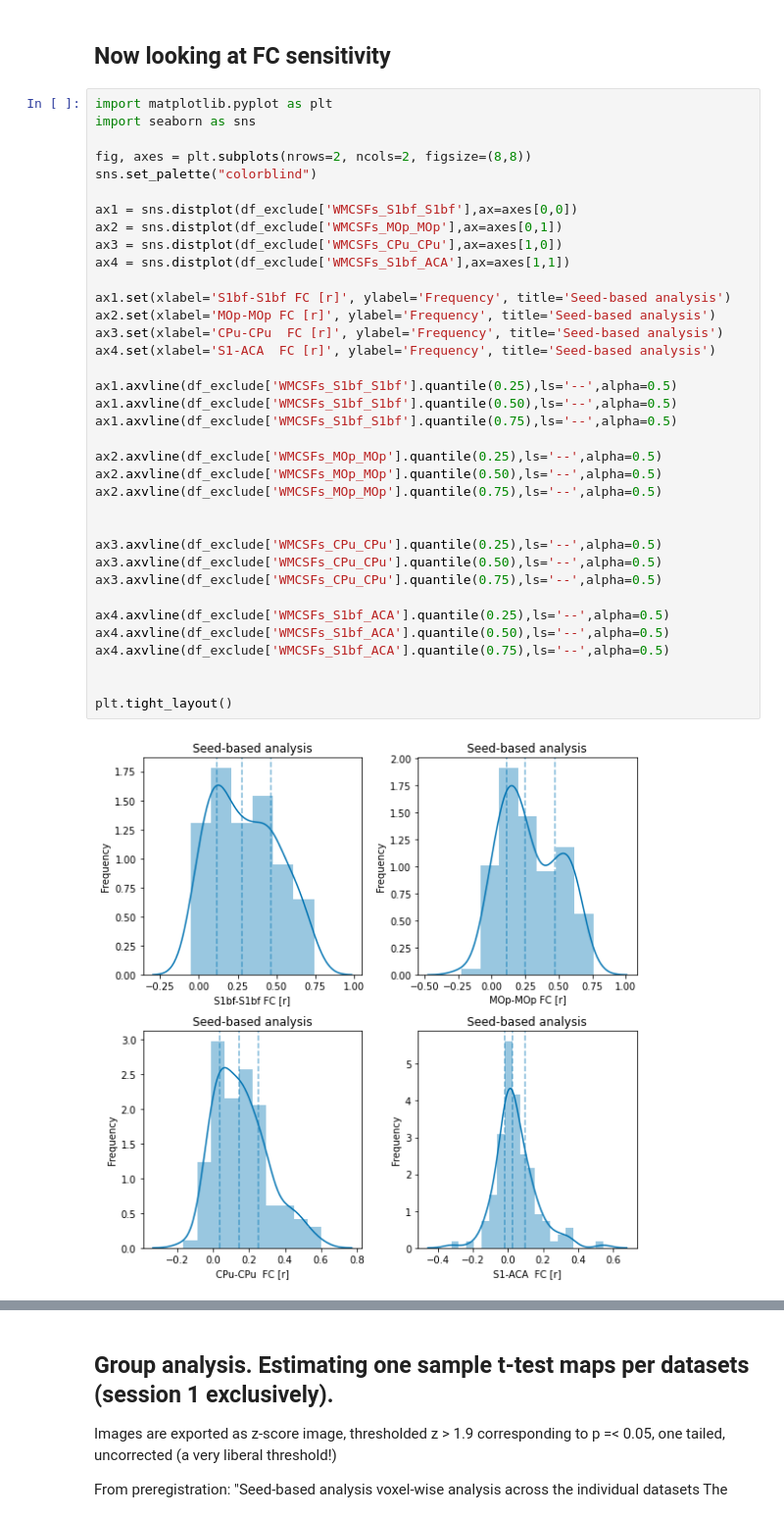
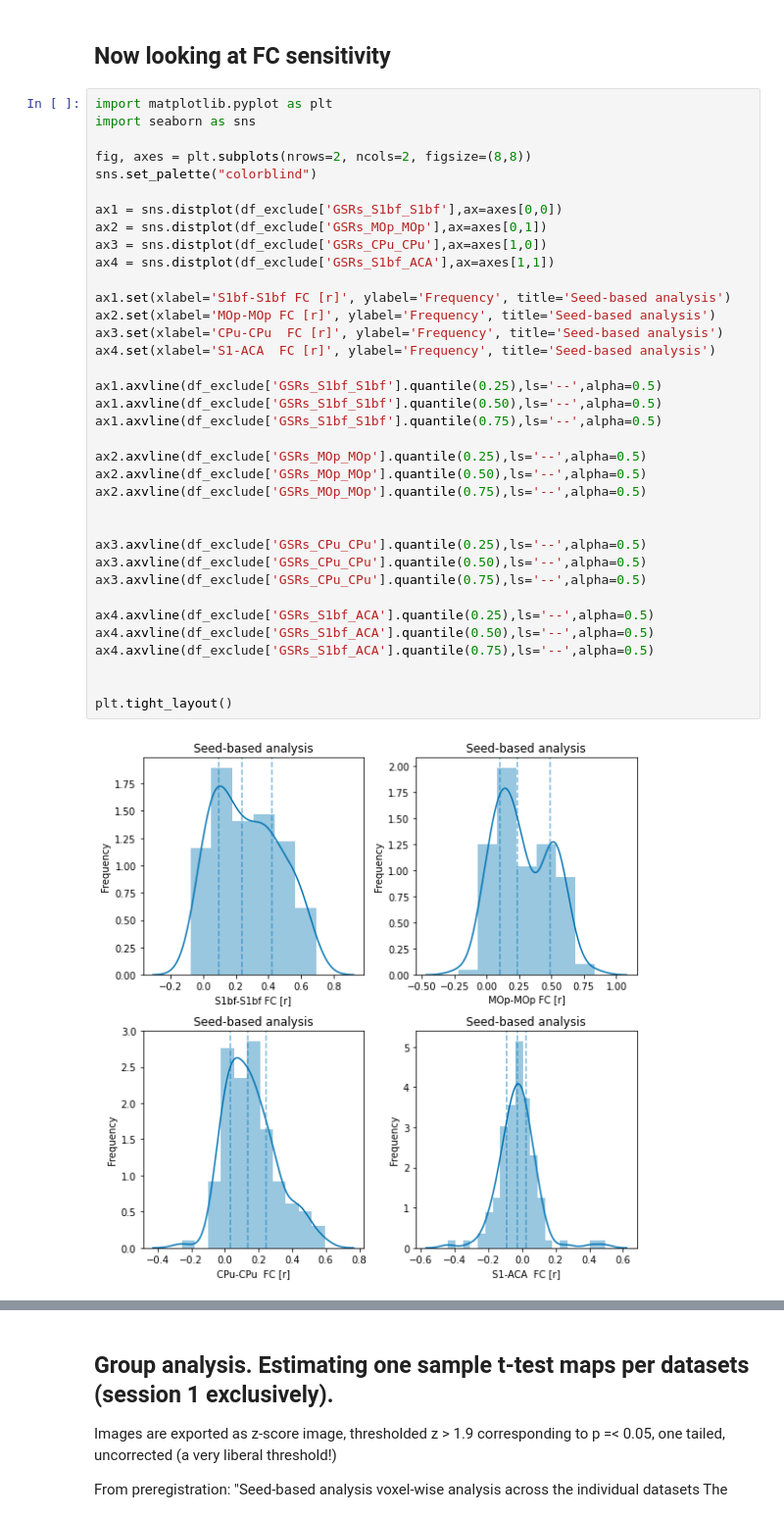
Before and after one commit to grandjeanlab/MultiRat, a Jupyter notebook: scripts/proj_analysis_sba_std.ipynb, the cells around one changed output, grey strips where cells are left out. Shown at 98% size. Drawn from its saved outputs; the diff is of its cells as text.

```diff
--- a/scripts/proj_analysis_sba_std.ipynb
+++ b/scripts/proj_analysis_sba_std.ipynb
@@ -624,40 +624,40 @@ Name: Specific_percent, dtype: float64
 # %%
 import matplotlib.pyplot as plt
 import seaborn as sns
 
 fig, axes = plt.subplots(nrows=2, ncols=2, figsize=(8,8))
 sns.set_palette("colorblind")
 
-ax1 = sns.distplot(df_exclude['WMCSFs_S1bf_S1bf'],ax=axes[0,0])
-ax2 = sns.distplot(df_exclude['WMCSFs_MOp_MOp'],ax=axes[0,1])
-ax3 = sns.distplot(df_exclude['WMCSFs_CPu_CPu'],ax=axes[1,0])
-ax4 = sns.distplot(df_exclude['WMCSFs_S1bf_ACA'],ax=axes[1,1])
+ax1 = sns.distplot(df_exclude['GSRs_S1bf_S1bf'],ax=axes[0,0])
+ax2 = sns.distplot(df_exclude['GSRs_MOp_MOp'],ax=axes[0,1])
+ax3 = sns.distplot(df_exclude['GSRs_CPu_CPu'],ax=axes[1,0])
+ax4 = sns.distplot(df_exclude['GSRs_S1bf_ACA'],ax=axes[1,1])
 
 ax1.set(xlabel='S1bf-S1bf FC [r]', ylabel='Frequency', title='Seed-based analysis')
 ax2.set(xlabel='MOp-MOp FC [r]', ylabel='Frequency', title='Seed-based analysis')
 ax3.set(xlabel='CPu-CPu  FC [r]', ylabel='Frequency', title='Seed-based analysis')
 ax4.set(xlabel='S1-ACA  FC [r]', ylabel='Frequency', title='Seed-based analysis')
 
-ax1.axvline(df_exclude['WMCSFs_S1bf_S1bf'].quantile(0.25),ls='--',alpha=0.5)
-ax1.axvline(df_exclude['WMCSFs_S1bf_S1bf'].quantile(0.50),ls='--',alpha=0.5)
-ax1.axvline(df_exclude['WMCSFs_S1bf_S1bf'].quantile(0.75),ls='--',alpha=0.5)
+ax1.axvline(df_exclude['GSRs_S1bf_S1bf'].quantile(0.25),ls='--',alpha=0.5)
+ax1.axvline(df_exclude['GSRs_S1bf_S1bf'].quantile(0.50),ls='--',alpha=0.5)
+ax1.axvline(df_exclude['GSRs_S1bf_S1bf'].quantile(0.75),ls='--',alpha=0.5)
 
-ax2.axvline(df_exclude['WMCSFs_MOp_MOp'].quantile(0.25),ls='--',alpha=0.5)
-ax2.axvline(df_exclude['WMCSFs_MOp_MOp'].quantile(0.50),ls='--',alpha=0.5)
-ax2.axvline(df_exclude['WMCSFs_MOp_MOp'].quantile(0.75),ls='--',alpha=0.5)
+ax2.axvline(df_exclude['GSRs_MOp_MOp'].quantile(0.25),ls='--',alpha=0.5)
+ax2.axvline(df_exclude['GSRs_MOp_MOp'].quantile(0.50),ls='--',alpha=0.5)
+ax2.axvline(df_exclude['GSRs_MOp_MOp'].quantile(0.75),ls='--',alpha=0.5)
 
 
-ax3.axvline(df_exclude['WMCSFs_CPu_CPu'].quantile(0.25),ls='--',alpha=0.5)
-ax3.axvline(df_exclude['WMCSFs_CPu_CPu'].quantile(0.50),ls='--',alpha=0.5)
-ax3.axvline(df_exclude['WMCSFs_CPu_CPu'].quantile(0.75),ls='--',alpha=0.5)
+ax3.axvline(df_exclude['GSRs_CPu_CPu'].quantile(0.25),ls='--',alpha=0.5)
+ax3.axvline(df_exclude['GSRs_CPu_CPu'].quantile(0.50),ls='--',alpha=0.5)
+ax3.axvline(df_exclude['GSRs_CPu_CPu'].quantile(0.75),ls='--',alpha=0.5)
 
-ax4.axvline(df_exclude['WMCSFs_S1bf_ACA'].quantile(0.25),ls='--',alpha=0.5)
-ax4.axvline(df_exclude['WMCSFs_S1bf_ACA'].quantile(0.50),ls='--',alpha=0.5)
-ax4.axvline(df_exclude['WMCSFs_S1bf_ACA'].quantile(0.75),ls='--',alpha=0.5)
+ax4.axvline(df_exclude['GSRs_S1bf_ACA'].quantile(0.25),ls='--',alpha=0.5)
+ax4.axvline(df_exclude['GSRs_S1bf_ACA'].quantile(0.50),ls='--',alpha=0.5)
+ax4.axvline(df_exclude['GSRs_S1bf_ACA'].quantile(0.75),ls='--',alpha=0.5)
 
 
 plt.tight_layout()
 # %% [output]
-[figure, old version]
+[figure, new version]
 # %%
 #extracting quartiles for the functional connectivity parameters
```
Also changed, not shown: parts of 13 cells of this notebook, 46 other files.
